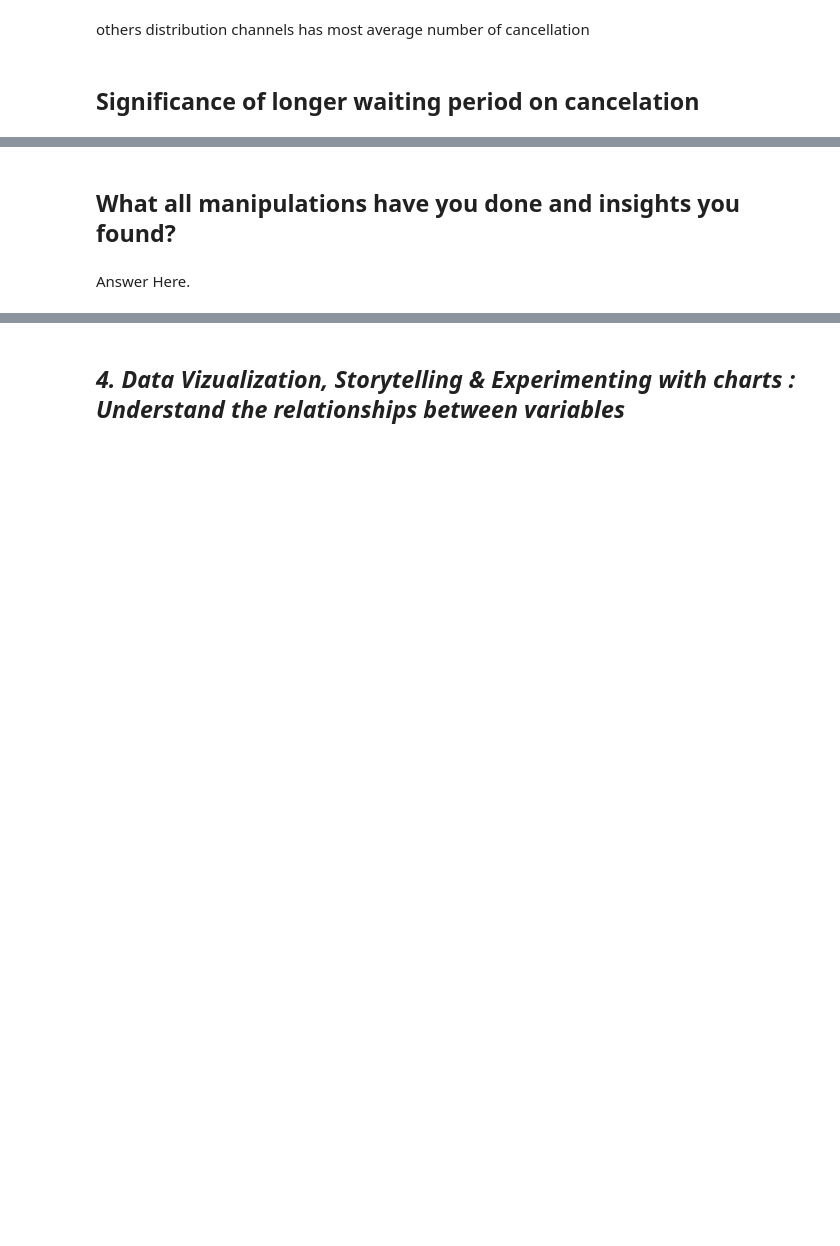
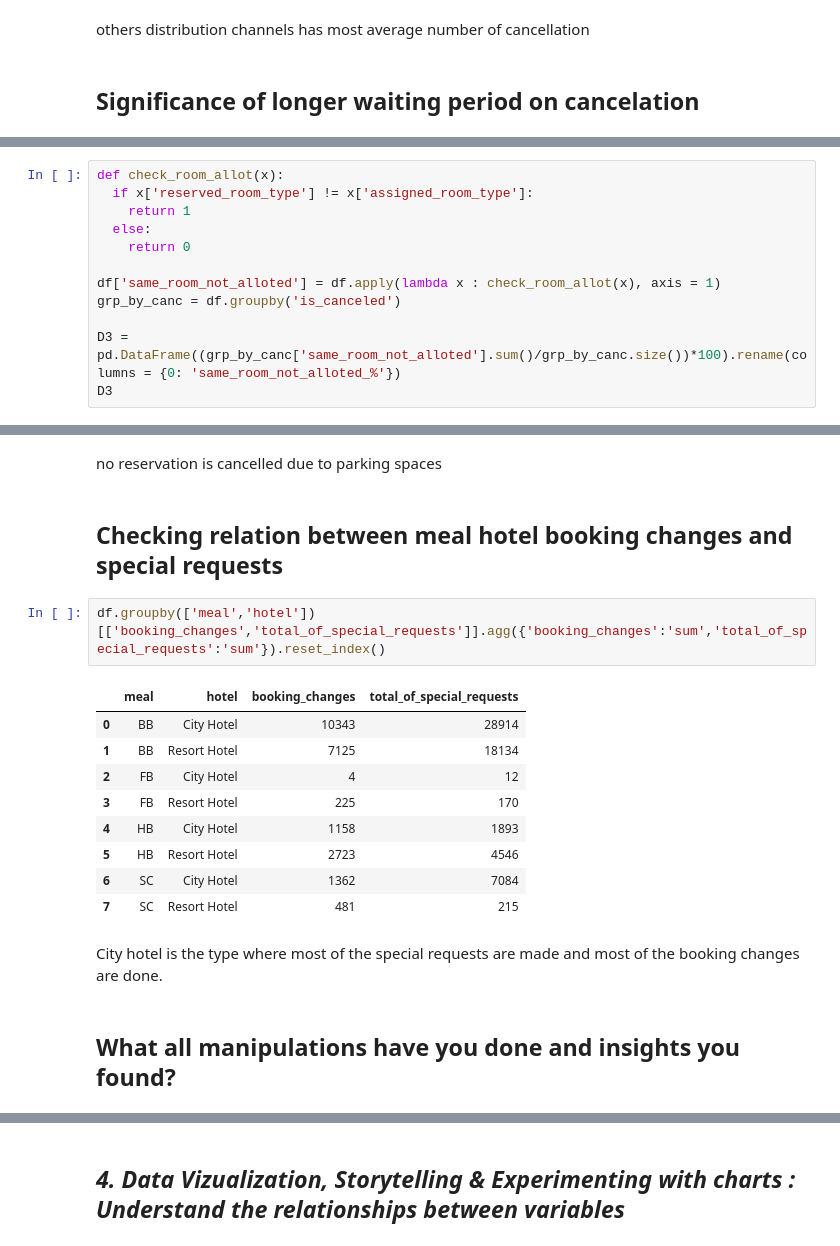
Before and after one commit to ZenCodex559/Hotel-Booking-Analysis, a Jupyter notebook: EDA_Capstone_Project_|_Hotel_Booking_Analysis.ipynb, the cells around one changed output, grey strips where cells are left out. Drawn from its saved outputs; the diff is of its cells as text; blank space fills up the shorter version.

```diff
--- a/EDA_Capstone_Project_|_Hotel_Booking_Analysis.ipynb
+++ b/EDA_Capstone_Project_|_Hotel_Booking_Analysis.ipynb
@@ -506,0 +499,12 @@ df.groupby('days_in_waiting_list')['in_canceled','days_in_waiting_list']
+# %%
+def check_room_allot(x):
+  if x['reserved_room_type'] != x['assigned_room_type']:
+    return 1
+  else:
+    return 0
+
+df['same_room_not_alloted'] = df.apply(lambda x : check_room_allot(x), axis = 1)
+grp_by_canc = df.groupby('is_canceled')
+
+D3 = pd.DataFrame((grp_by_canc['same_room_not_alloted'].sum()/grp_by_canc.size())*100).rename(columns = {0: 'same_room_not_alloted_%'})
+D3
@@ -507,4 +547,20 @@ df.groupby('days_in_waiting_list')['in_canceled','days_in_waiting_list']
+# %% [markdown]
+no reservation is cancelled due to parking spaces
+# %% [markdown]
+## Checking relation between meal hotel booking changes and special requests
+# %%
+df.groupby(['meal','hotel'])[['booking_changes','total_of_special_requests']].agg({'booking_changes':'sum','total_of_special_requests':'sum'}).reset_index()
+# %% [output]
+|  | meal | hotel | booking_changes | total_of_special_requests |
+| 0 | BB | City Hotel | 10343 | 28914 |
+| 1 | BB | Resort Hotel | 7125 | 18134 |
+| 2 | FB | City Hotel | 4 | 12 |
+| 3 | FB | Resort Hotel | 225 | 170 |
+| 4 | HB | City Hotel | 1158 | 1893 |
+| 5 | HB | Resort Hotel | 2723 | 4546 |
+| 6 | SC | City Hotel | 1362 | 7084 |
+| 7 | SC | Resort Hotel | 481 | 215 |
+# %% [markdown]
+City hotel is the type where most of the special requests are made and most of the booking changes are done.
 # %% [markdown]
 ## What all manipulations have you done and insights you found?
-# %% [markdown]
-Answer Here.
```
Also changed, not shown: parts of 24 cells of this notebook.
